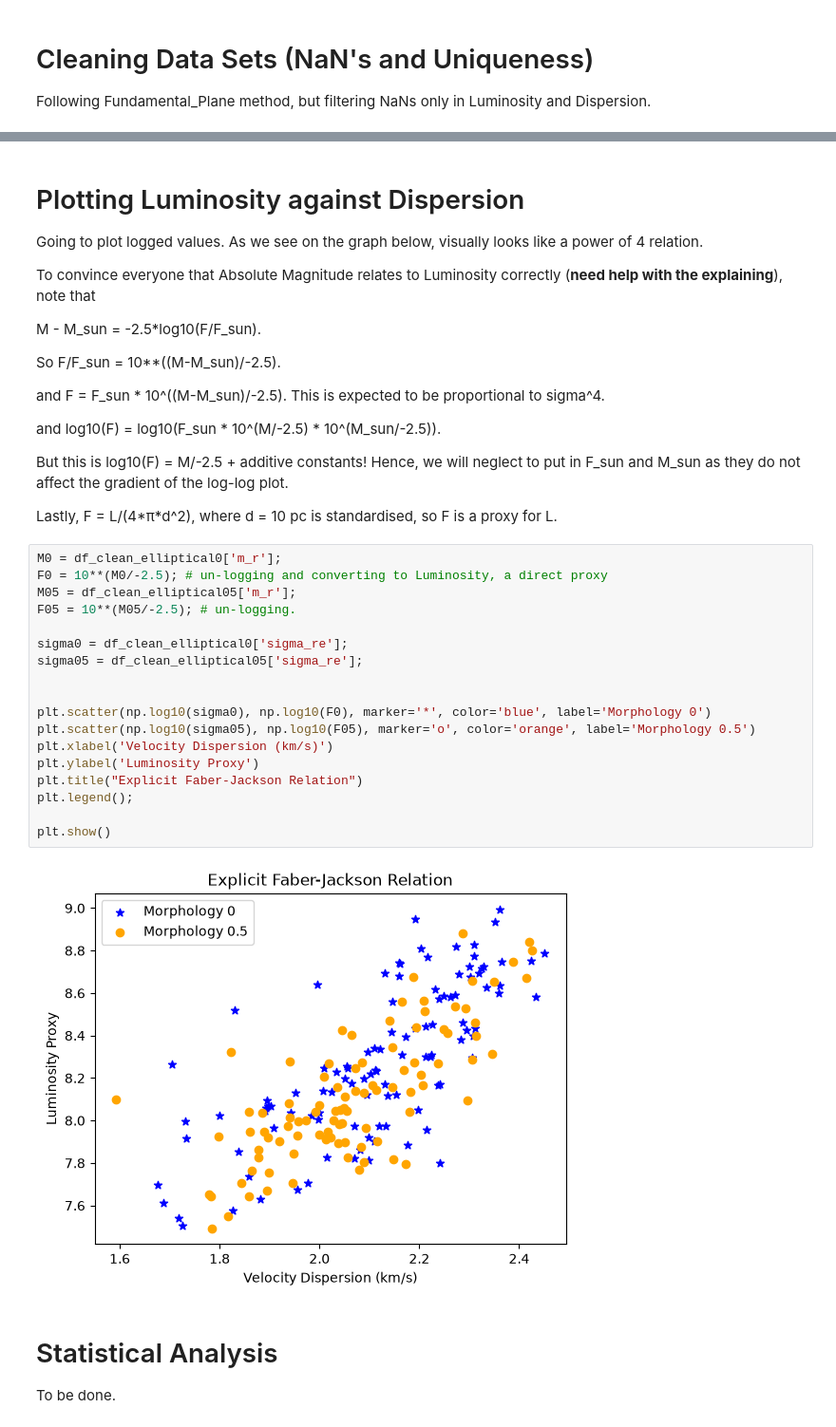
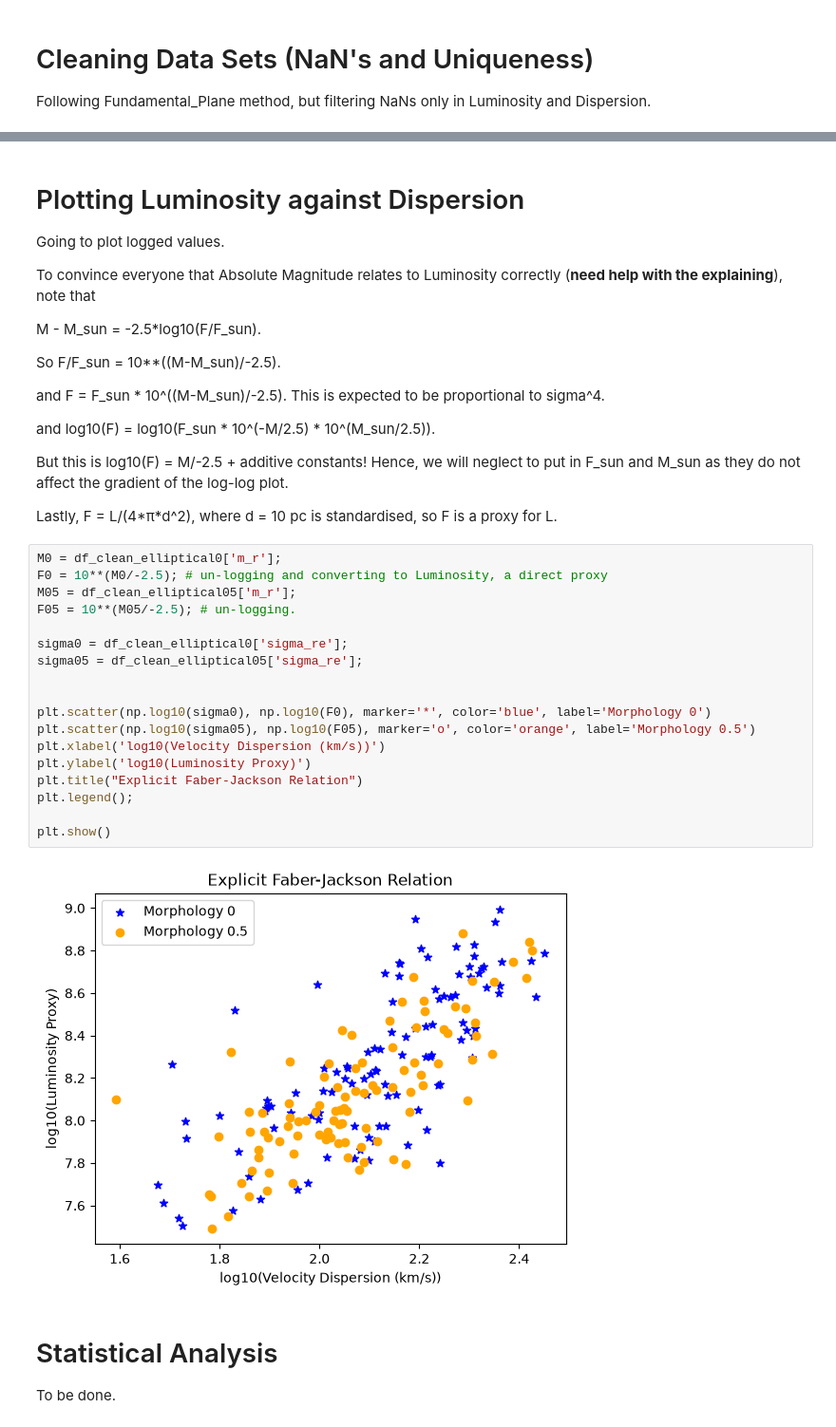
Before and after one commit to td522285/Group-7-Coding-Assignment, a Jupyter notebook: Untitled.ipynb, the cells around one changed output, grey strips where cells are left out. Shown at 95% size. Saved outputs shown, nothing was run; the diff lists cells and outputs as text.

```diff
--- a/Untitled.ipynb
+++ b/Untitled.ipynb
@@ -132,6 +160,6 @@ Number of Samples Removed: 32
 # %% [markdown]
 # Plotting Luminosity against Dispersion
-Going to plot logged values. As we see on the graph below, visually looks like a power of 4 relation.
+Going to plot logged values.
 
 To convince everyone that Absolute Magnitude relates to Luminosity correctly (**need help with the explaining**), note that
 
@@ -141,7 +169,7 @@ So F/F_sun = 10\*\*((M-M_sun)/-2.5).
 
 and F = F_sun \* 10^((M-M_sun)/-2.5). This is expected to be proportional to sigma^4.
 
-and log10(F) = log10(F_sun \* 10^(M/-2.5) \* 10^(M_sun/-2.5)).
+and log10(F) = log10(F_sun \* 10^(-M/2.5) \* 10^(M_sun/2.5)).
 
 But this is log10(F) = M/-2.5 + additive constants! Hence, we will neglect to put in F_sun and M_sun as they do not affect the gradient of the log-log plot.
 
@@ -149,23 +177,23 @@ Lastly, F = L/(4\*π\*d^2), where d = 10 pc is standardised, so F is a proxy for
 # %%
 M0 = df_clean_elliptical0['m_r'];
 F0 = 10**(M0/-2.5); # un-logging and converting to Luminosity, a direct proxy
 M05 = df_clean_elliptical05['m_r'];
 F05 = 10**(M05/-2.5); # un-logging.
 
 sigma0 = df_clean_elliptical0['sigma_re'];
 sigma05 = df_clean_elliptical05['sigma_re'];
 
 
 plt.scatter(np.log10(sigma0), np.log10(F0), marker='*', color='blue', label='Morphology 0')
 plt.scatter(np.log10(sigma05), np.log10(F05), marker='o', color='orange', label='Morphology 0.5')
-plt.xlabel('Velocity Dispersion (km/s)')
-plt.ylabel('Luminosity Proxy')
+plt.xlabel('log10(Velocity Dispersion (km/s))')
+plt.ylabel('log10(Luminosity Proxy)')
 plt.title("Explicit Faber-Jackson Relation")
 plt.legend();
 
 plt.show()
 # %% [output]
-[figure, old version]
+[figure, new version]
 # %% [markdown]
 # Statistical Analysis
 To be done.
```
Also changed, not shown: parts of 2 cells of this notebook, 2 other files.
